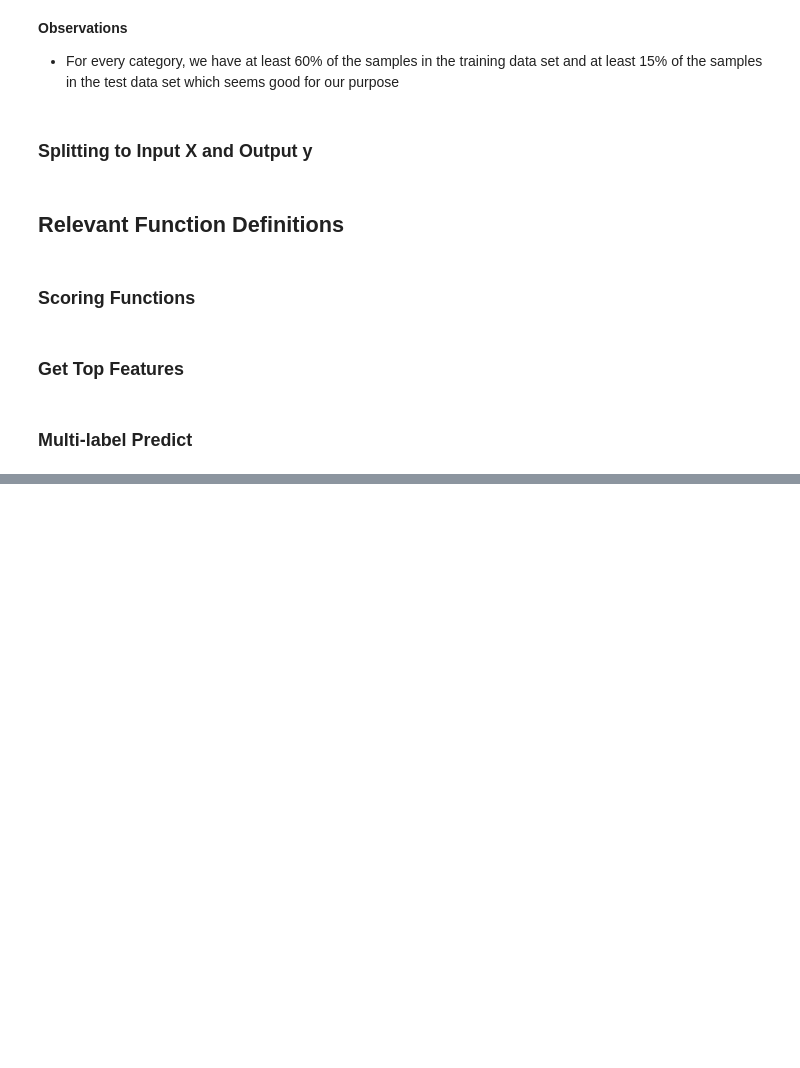
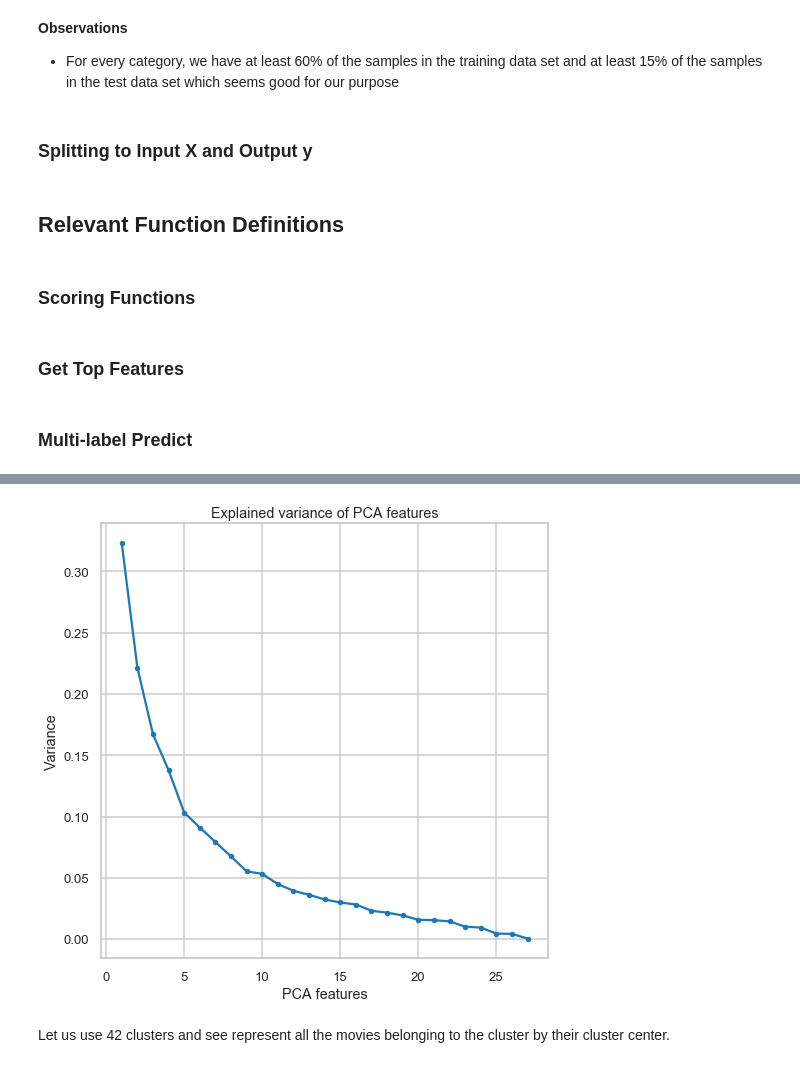
Before and after one commit to shashankvmaiya/Movie-Genre-Multi-Label-Text-Classification, a Jupyter notebook: Reports/Modeling.ipynb, the cells around one changed output, grey strips where cells are left out. Cells and saved outputs as stored; diff of their text form; code cells hidden in the pictures; blank space fills up the shorter version.

```diff
--- a/Reports/Modeling.ipynb
+++ b/Reports/Modeling.ipynb
@@ -378,0 +319,11 @@ train_y.shape
+# %%
+pca = PCA()
+pca.fit(train_y)
+f, axes = plt.subplots(figsize=(8, 8))
+axes.plot(range(1, pca.n_components_+1), pca.explained_variance_, marker = '.')
+axes.set(xlabel = 'PCA features', ylabel='Variance', title='Explained variance of PCA features')
+plt.show()
+# %% [output]
+[figure, added]
+# %% [markdown]
+Let us use 42 clusters and see represent all the movies belonging to the cluster by their cluster center.
```
Also changed, not shown: parts of 88 cells of this notebook, 1 other file.
